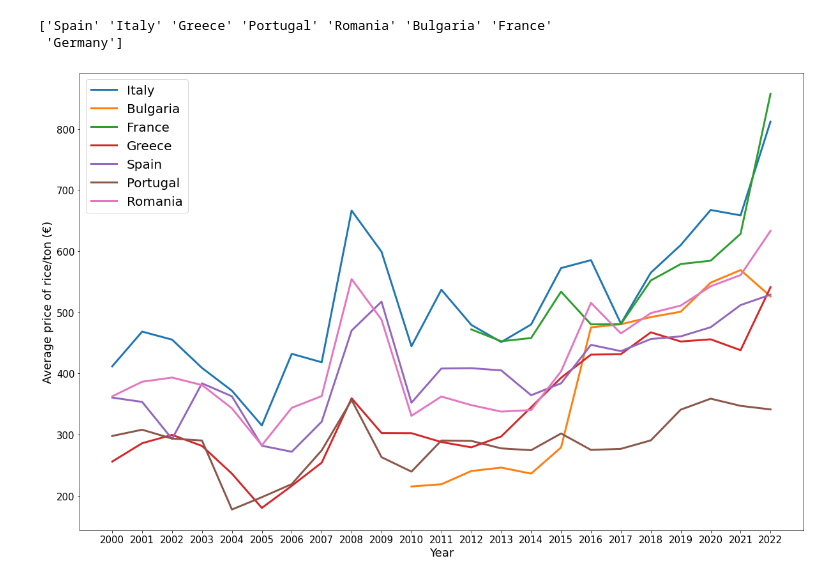
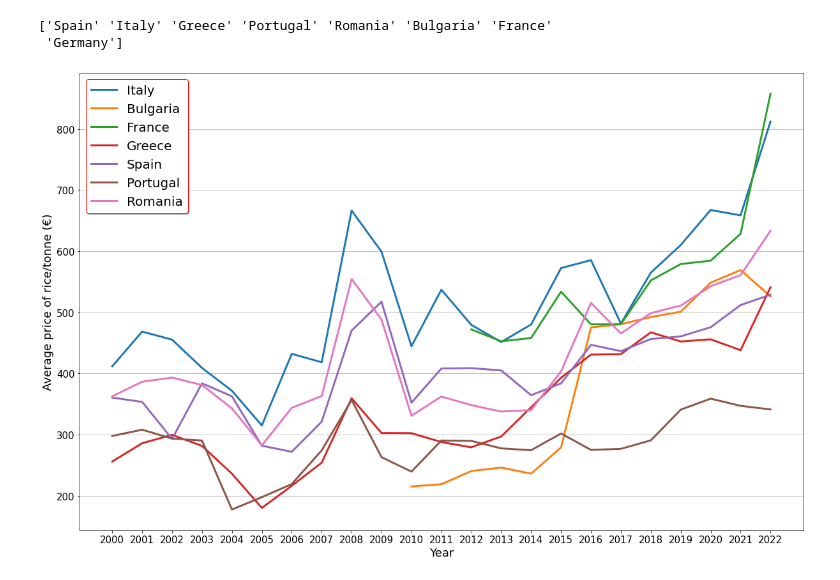
Before and after one commit to JohnsenClasses/final-project-schneider-thapa-koirala, a Jupyter notebook: euriceinfo.ipynb, the cells around one changed output. Drawn from its saved outputs; the diff is of its cells as text; code cells hidden in the pictures.

```diff
--- a/euriceinfo.ipynb
+++ b/euriceinfo.ipynb
@@ -99,26 +100,27 @@ Romania=df_Romania.groupby(["Year"]).mean().rename(columns={"price":"Romania"})
 # %%
 fig, ax = plt.subplots(figsize=(17, 11))
 ax.plot(Italy.index, Italy["Italy"], label="Italy", linewidth=3)
 
 ax.plot(Bulgaria.index, Bulgaria["Bulgaria"], label="Bulgaria", linewidth=3)
 
 ax.plot(France.index, France["France"], label="France", linewidth=3)
 
 ax.plot(Greece.index, Greece["Greece"], label="Greece", linewidth=3)
 
 ax.plot(Spain.index, Spain["Spain"], label="Spain", linewidth=3)
 
 ax.plot(Portugal.index, Portugal["Portugal"], label="Portugal", linewidth=3)
 
 ax.plot(Romania.index, Romania["Romania"], label="Romania", linewidth=3)
 
 #ax.plot(Germany.index, Germany["Germany"], label="Germany", linewidth=3)
 #ax.plot(year, Bulgaria, label="Bulgaria")
-ax.legend(fontsize=20)
+ax.legend(fontsize=20,edgecolor="red", shadow=True)
 plt.rcParams.update({'font.size': 15})
 plt.xlabel("Year", fontsize=18)
-plt.ylabel("Average price of rice/ton (€)", fontsize=18)
+ax.grid(axis="y")
+plt.ylabel("Average price of rice/tonne (€)", fontsize=18)
 plt.tight_layout()
 plt.show()
 # %% [output]
-[figure, old version]
+[figure, new version]
```
Also changed, not shown: parts of 3 cells of this notebook, 2 other files.
